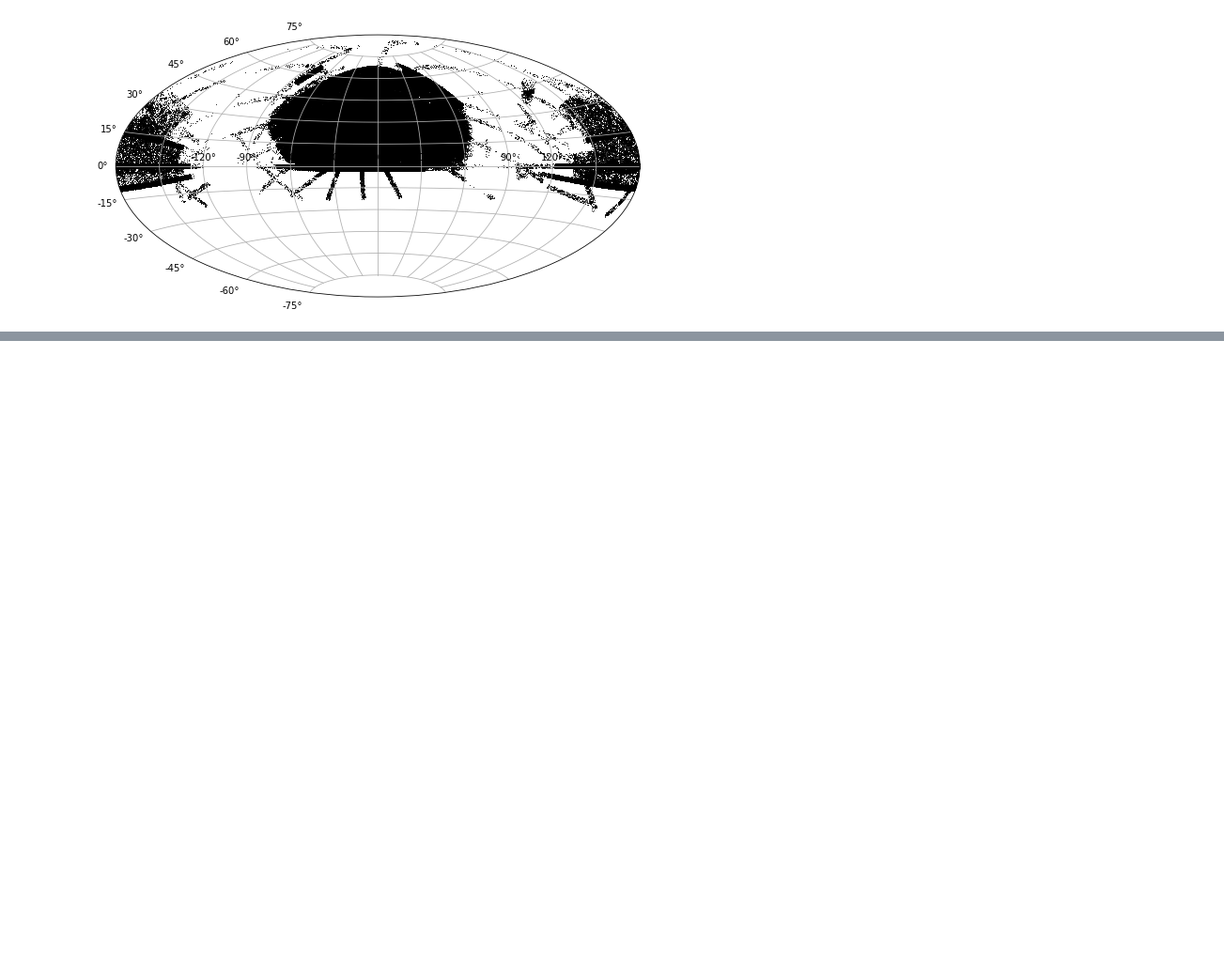
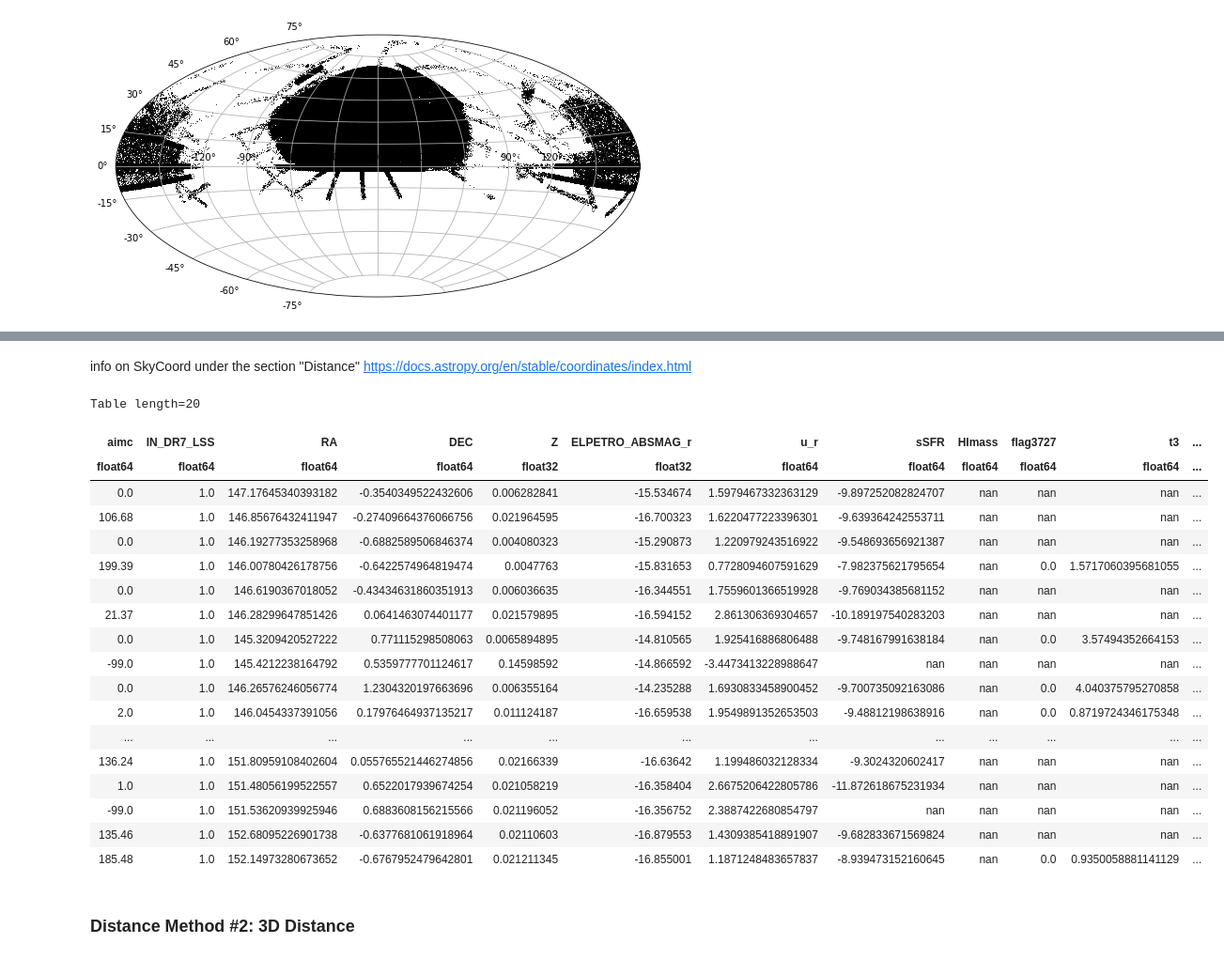
Before and after one commit to kadglass/SmallScale, a Jupyter notebook: Small Scale Environment.ipynb, the cells around one changed output, grey strips where cells are left out. Shown at 94% size. Saved outputs shown, nothing was run; the diff lists cells and outputs as text; code cells hidden in the pictures; blank space fills up the shorter version.

Commit message:
Adding distance measurements

```diff
--- a/Small Scale Environment.ipynb
+++ b/Small Scale Environment.ipynb
@@ -206,0 +248,21 @@ plt.scatter(gal.l.wrap_at('180d').radian,
+# %% [markdown]
+info on SkyCoord under the section "Distance" https://docs.astropy.org/en/stable/coordinates/index.html
+# %%
+'''
+dwarf_table['2D_neighbor_dist_vir'] = np.nan
+
+for i in range(20): #len(dwarf_table)):
+    neighbor_index = dwarf_table['2D_neighbor_ID'][i]
+    M = data_table['ELPETRO_ABSMAG_r'][neighbor_index]
+    if data_table['aimc'][neighbor_index] not in [1,2]:
+        gamma_ratio = 2
+    else:
+        gamma_ratio = 1
+    L_ratio = 10**((-20-M)/2.5)
+    r_vir = ((3*gamma_ratio*L_ratio)/(4*740*0.0223*np.pi))**(1./3)
+
+    dwarf_table['2D_neighbor_dist_vir'][i] = dwarf_table['2D_neighbor_dist'][i] / r_vir
+
+    print(r_vir)
+
+'''
@@ -206,0 +335,24 @@ plt.scatter(gal.l.wrap_at('180d').radian,
+# %%
+dwarf_table[:20]
+# %% [output]
+Table length=20
+| aimc | IN_DR7_LSS | RA | DEC | Z | ELPETRO_ABSMAG_r | u_r | sSFR | HImass | flag3727 | t3 | ... |
+| float64 | float64 | float64 | float64 | float32 | float32 | float64 | float64 | float64 | float64 | float64 | ... |
+| 0.0 | 1.0 | 147.17645340393182 | -0.3540349522432606 | 0.006282841 | -15.534674 | 1.5979467332363129 | -9.897252082824707 | nan | nan | nan | ... |
+| 106.68 | 1.0 | 146.85676432411947 | -0.27409664376066756 | 0.021964595 | -16.700323 | 1.6220477223396301 | -9.639364242553711 | nan | nan | nan | ... |
+| 0.0 | 1.0 | 146.19277353258968 | -0.6882589506846374 | 0.004080323 | -15.290873 | 1.220979243516922 | -9.548693656921387 | nan | nan | nan | ... |
+| 199.39 | 1.0 | 146.00780426178756 | -0.6422574964819474 | 0.0047763 | -15.831653 | 0.7728094607591629 | -7.982375621795654 | nan | 0.0 | 1.5717060395681055 | ... |
+| 0.0 | 1.0 | 146.6190367018052 | -0.43434631860351913 | 0.006036635 | -16.344551 | 1.7559601366519928 | -9.769034385681152 | nan | nan | nan | ... |
+| 21.37 | 1.0 | 146.28299647851426 | 0.0641463074401177 | 0.021579895 | -16.594152 | 2.861306369304657 | -10.189197540283203 | nan | nan | nan | ... |
+| 0.0 | 1.0 | 145.3209420527222 | 0.771115298508063 | 0.0065894895 | -14.810565 | 1.925416886806488 | -9.748167991638184 | nan | 0.0 | 3.57494352664153 | ... |
+| -99.0 | 1.0 | 145.4212238164792 | 0.5359777701124617 | 0.14598592 | -14.866592 | -3.4473413228988647 | nan | nan | nan | nan | ... |
+| 0.0 | 1.0 | 146.26576246056774 | 1.2304320197663696 | 0.006355164 | -14.235288 | 1.6930833458900452 | -9.700735092163086 | nan | 0.0 | 4.040375795270858 | ... |
+| 2.0 | 1.0 | 146.0454337391056 | 0.17976464937135217 | 0.011124187 | -16.659538 | 1.9549891352653503 | -9.48812198638916 | nan | 0.0 | 0.8719724346175348 | ... |
+| ... | ... | ... | ... | ... | ... | ... | ... | ... | ... | ... | ... |
+| 136.24 | 1.0 | 151.80959108402604 | 0.055765521446274856 | 0.02166339 | -16.63642 | 1.199486032128334 | -9.3024320602417 | nan | nan | nan | ... |
+| 1.0 | 1.0 | 151.48056199522557 | 0.6522017939674254 | 0.021058219 | -16.358404 | 2.6675206422805786 | -11.872618675231934 | nan | nan | nan | ... |
+| -99.0 | 1.0 | 151.53620939925946 | 0.6883608156215566 | 0.021196052 | -16.356752 | 2.3887422680854797 | nan | nan | nan | nan | ... |
+| 135.46 | 1.0 | 152.68095226901738 | -0.6377681061918964 | 0.02110603 | -16.879553 | 1.4309385418891907 | -9.682833671569824 | nan | nan | nan | ... |
+| 185.48 | 1.0 | 152.14973280673652 | -0.6767952479642801 | 0.021211345 | -16.855001 | 1.1871248483657837 | -8.939473152160645 | nan | 0.0 | 0.9350058881141129 | ... |
+# %% [markdown]
+### Distance Method #2: 3D Distance
```
Also changed, not shown: parts of 27 cells of this notebook.
